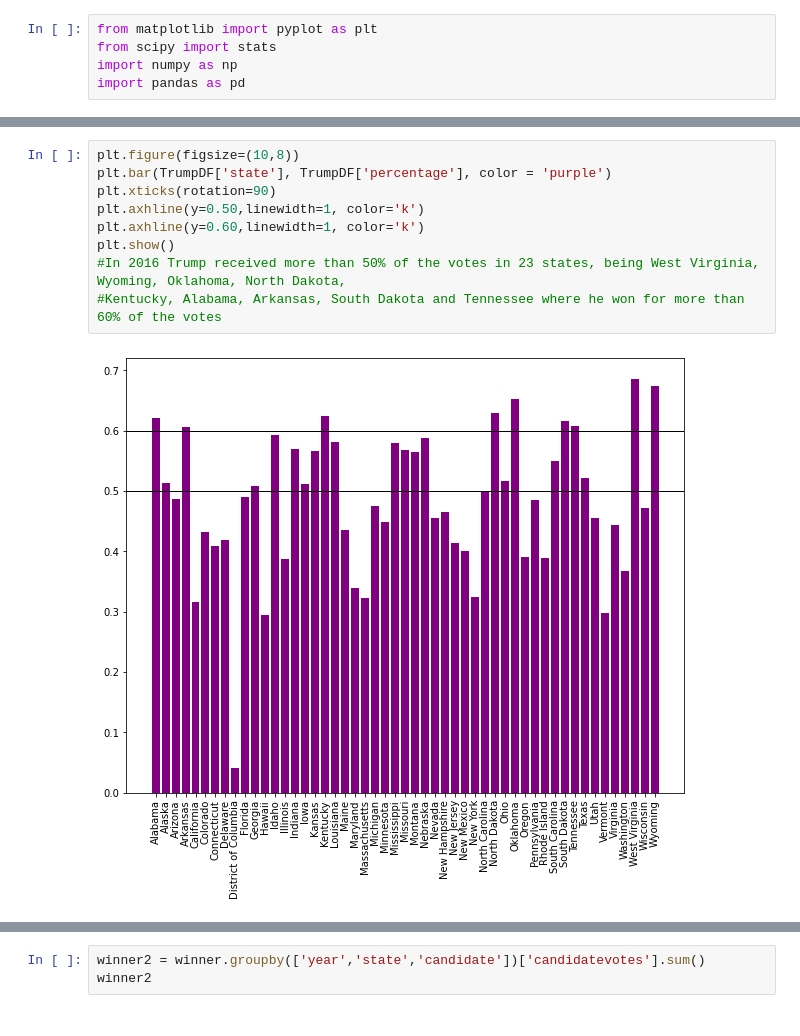
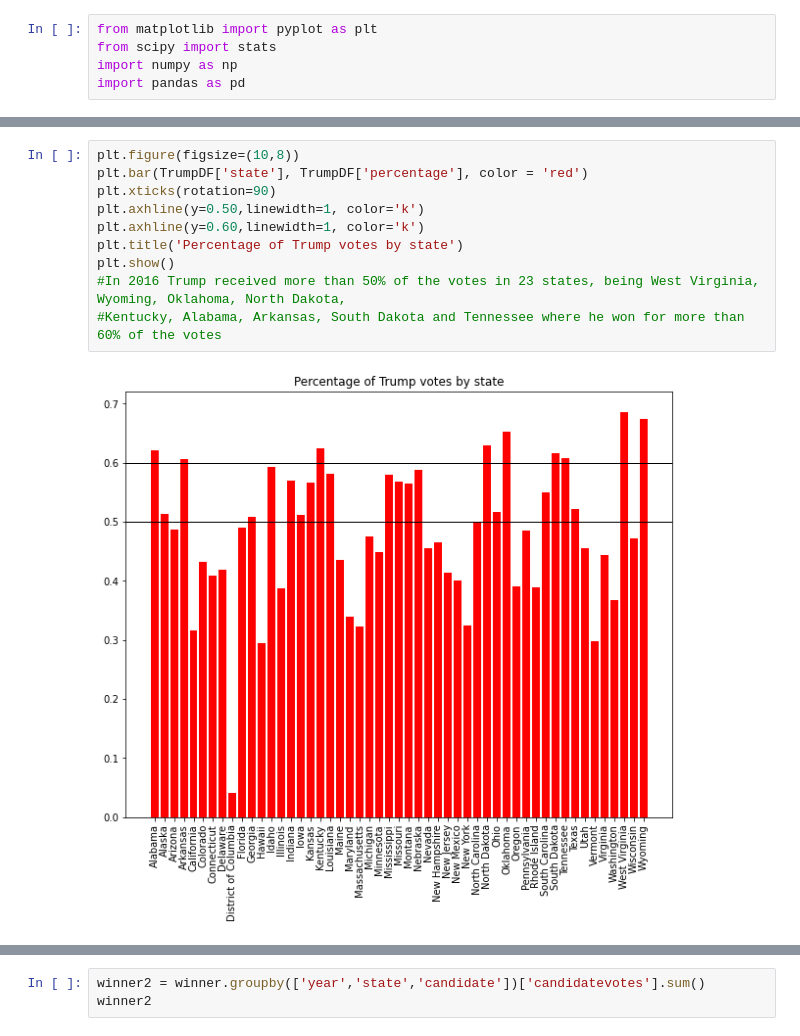
Before and after one commit to Gabby19231/Project-1, a Jupyter notebook: states.ipynb, the cells around one changed output, grey strips where cells are left out. Drawn from its saved outputs; the diff is of its cells as text.

```diff
--- a/states.ipynb
+++ b/states.ipynb
@@ -227,14 +264,15 @@ TrumpDF
 | 3732 | 2016 | Wyoming | WY | 56 | 83 | 68 | US President | Trump, Donald J. | republican | False | ... |
 # %%
 plt.figure(figsize=(10,8))
-plt.bar(TrumpDF['state'], TrumpDF['percentage'], color = 'purple')
+plt.bar(TrumpDF['state'], TrumpDF['percentage'], color = 'red')
 plt.xticks(rotation=90)
 plt.axhline(y=0.50,linewidth=1, color='k')
 plt.axhline(y=0.60,linewidth=1, color='k')
+plt.title('Percentage of Trump votes by state')
 plt.show()
 #In 2016 Trump received more than 50% of the votes in 23 states, being West Virginia, Wyoming, Oklahoma, North Dakota,
 #Kentucky, Alabama, Arkansas, South Dakota and Tennessee where he won for more than 60% of the votes
 # %% [output]
-[figure, old version]
+[figure, new version]
 # %%
 plt.figure(figsize=(10,8))
```
Also changed, not shown: parts of 20 cells of this notebook, 1 other file.
